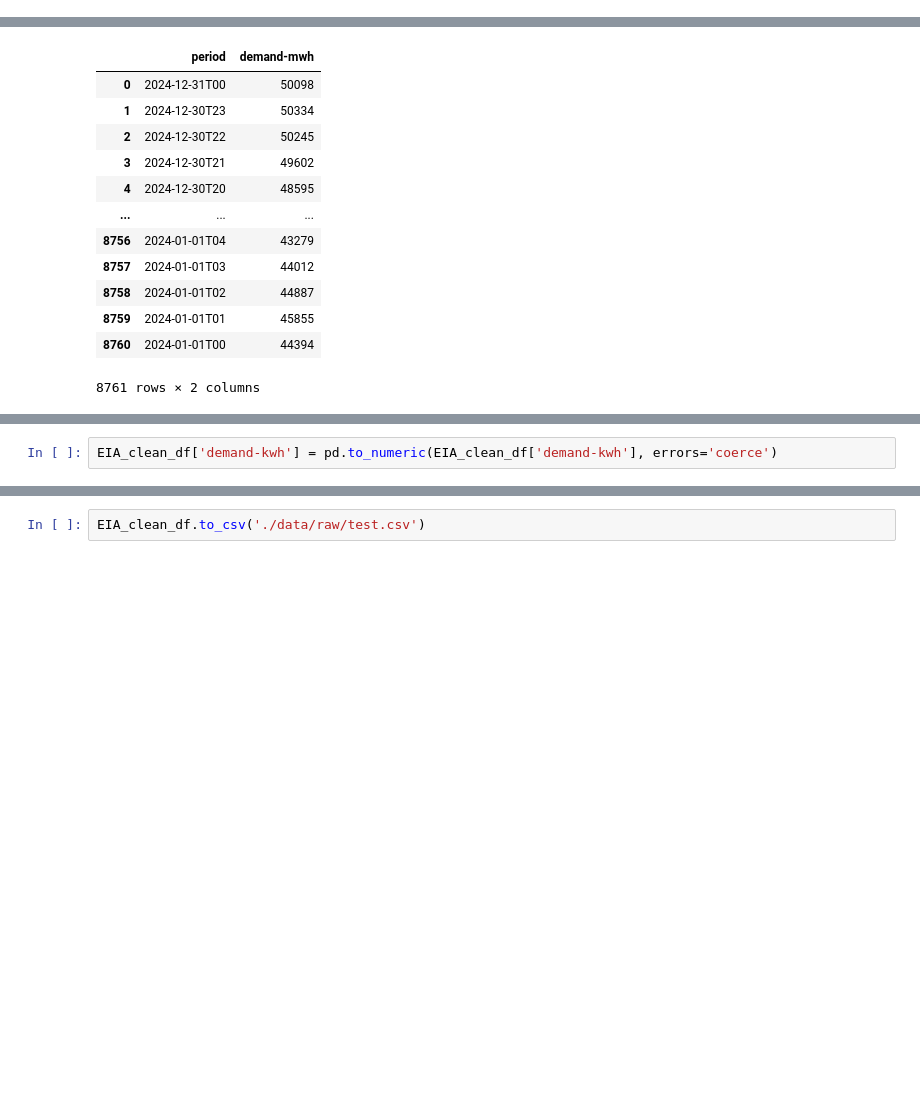
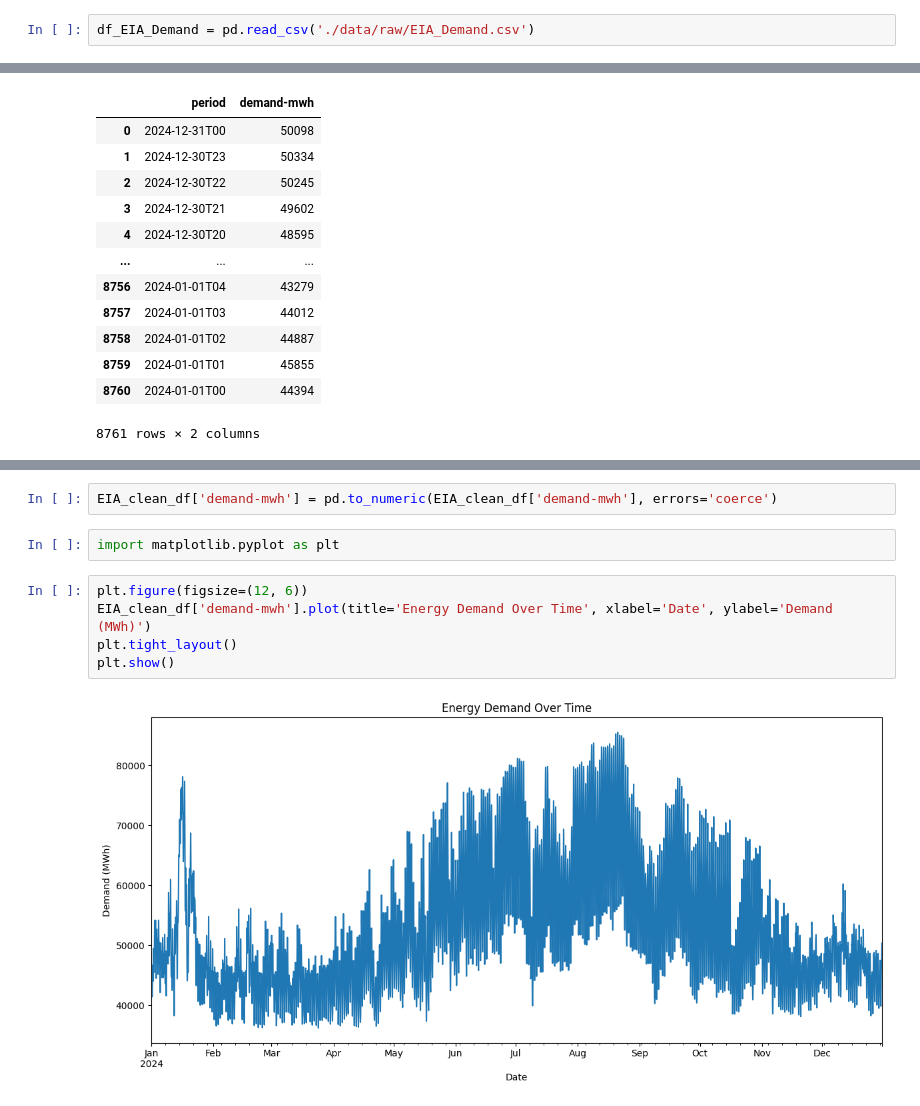
Before and after one commit to fatinys/gridwise, a Jupyter notebook: notebooks/analysis.ipynb, the cells around one changed output, grey strips where cells are left out. Drawn from its saved outputs; the diff is of its cells as text; blank space fills up the shorter version.

```diff
--- a/notebooks/analysis.ipynb
+++ b/notebooks/analysis.ipynb
@@ -52,3 +52,5 @@ df_EIA_Demand = pd.DataFrame(all_data)
+# %%
+df_EIA_Demand = pd.read_csv('./data/raw/EIA_Demand.csv')
 # %%
 df_EIA_Demand
 # %% [output]
@@ -108,2 +93,0 @@ EIA_clean_df
-# %%
-EIA_clean_df['demand-kwh'] = pd.to_numeric(EIA_clean_df['demand-kwh'], errors='coerce')
@@ -123,2 +94,11 @@ period
-# %%
-EIA_clean_df.to_csv('./data/raw/test.csv')
+# %%
+EIA_clean_df['demand-mwh'] = pd.to_numeric(EIA_clean_df['demand-mwh'], errors='coerce')
+# %%
+import matplotlib.pyplot as plt
+# %%
+plt.figure(figsize=(12, 6))
+EIA_clean_df['demand-mwh'].plot(title='Energy Demand Over Time', xlabel='Date', ylabel='Demand (MWh)')
+plt.tight_layout()
+plt.show()
+# %% [output]
+[figure, added]
```
Also changed, not shown: parts of 27 cells of this notebook, 5 other files.
